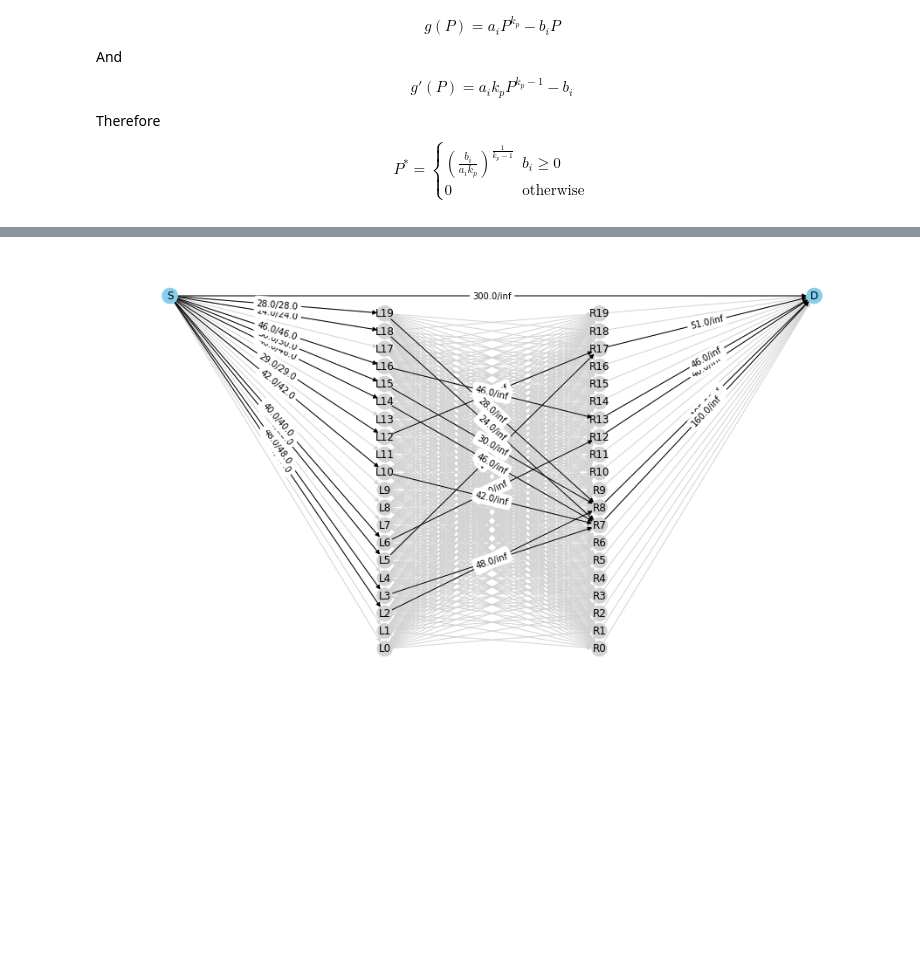
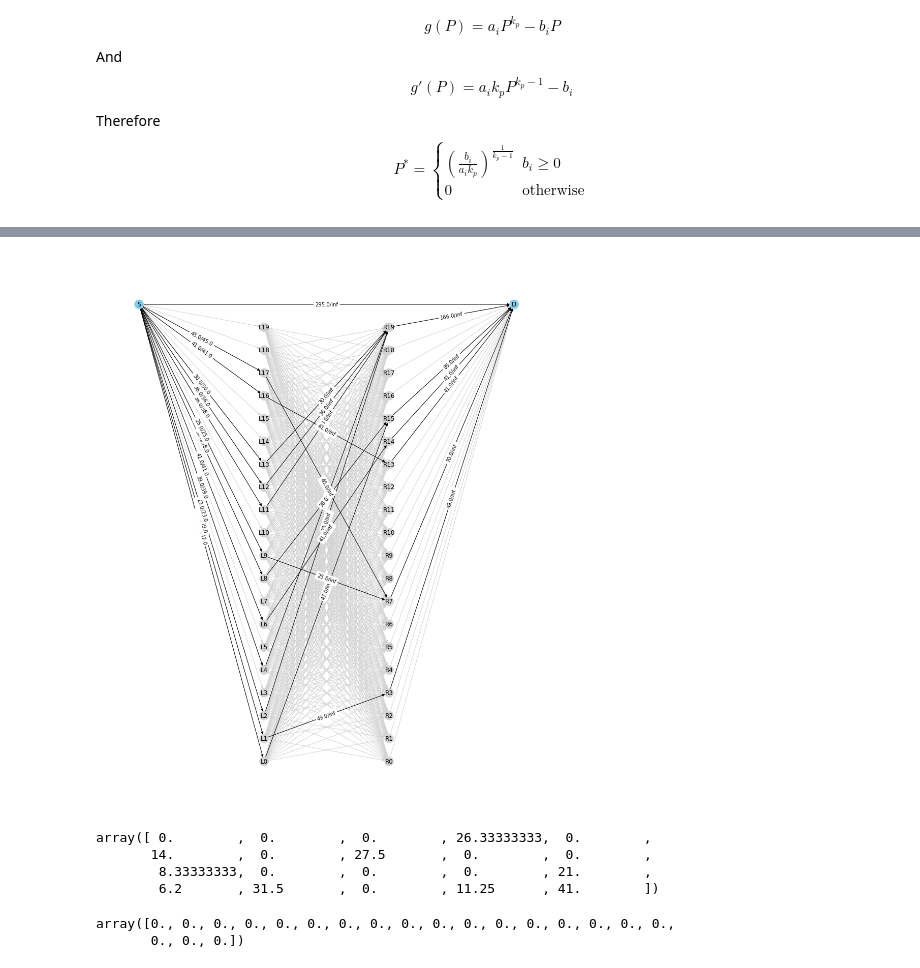
Before and after one commit to youlei202/research-Battery-MEC, a Jupyter notebook: simulation.ipynb, the cells around one changed output, grey strips where cells are left out. Drawn from its saved outputs; the diff is of its cells as text; code cells hidden in the pictures; blank space fills up the shorter version.

```diff
--- a/simulation.ipynb
+++ b/simulation.ipynb
@@ -101,7 +101,7 @@ pS = np.ones(N) * 50
 
 obj_list = []
 obj_baseline_list = []
-for alpha in [0.2,0.4,0.6,0.8,1.0]:
+for alpha in [0.2]:
 
     problem = Problem(alpha=alpha, kp=kp, lam=lam, mu=mu, p=p, cG=cG, cD=cD, pS=pS, C=C)
     baseline = BaselineProblem(alpha=alpha, kp=kp, lam=lam, mu=mu, p=p, cG=cG, cD=cD, pS=pS, C=C)
@@ -155,4 +121,16 @@ problem.subproblem_1.visualize_flow()
 # %%
-baseline.problem.visualize_flow()
+baseline.problem.visualize_flow(figsize=(16,20))
 # %% [output]
-[figure, old version]
+[figure, new version]
+# %%
+problem.pD
+# %% [output]
+array([ 0.        ,  0.        ,  0.        , 26.33333333,  0.        ,
+       14.        ,  0.        , 27.5       ,  0.        ,  0.        ,
+        8.33333333,  0.        ,  0.        ,  0.        , 21.        ,
+        6.2       , 31.5       ,  0.        , 11.25      , 41.        ])
+# %%
+baseline.pD
+# %% [output]
+array([0., 0., 0., 0., 0., 0., 0., 0., 0., 0., 0., 0., 0., 0., 0., 0., 0.,
+       0., 0., 0.])
```
Also changed, not shown: parts of 6 cells of this notebook.
